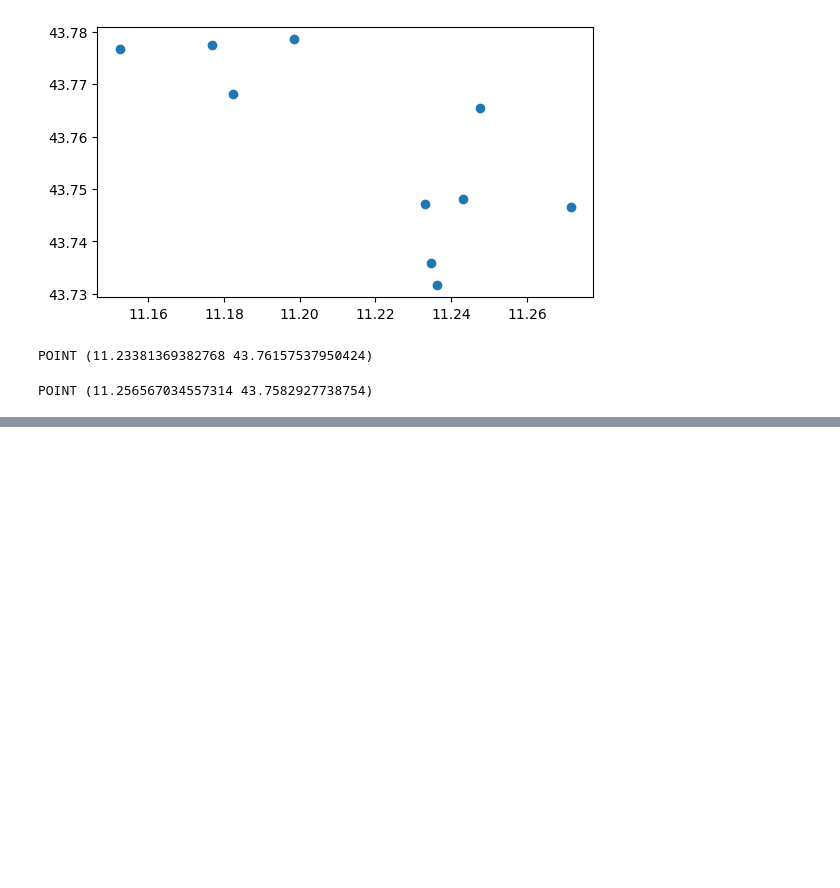
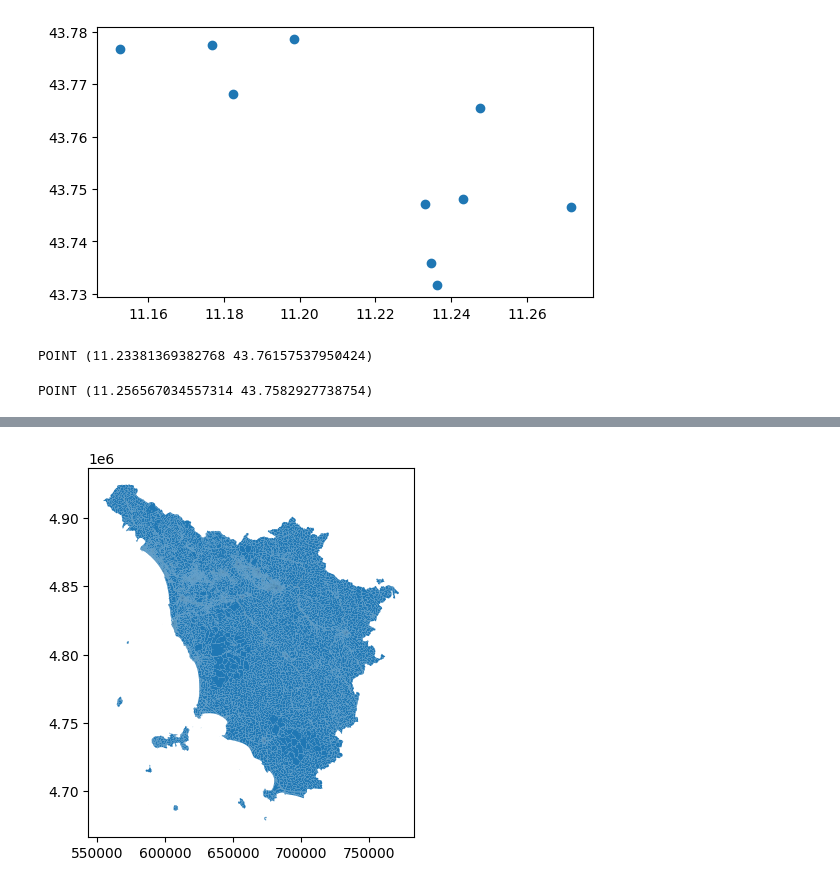
Before and after one commit to Graph-Algorithms-Lab/Travel-Diaries-Reconstruction, a Jupyter notebook: src/GIS.ipynb, the cells around one changed output, grey strips where cells are left out. Cells and saved outputs as stored; diff of their text form; code cells hidden in the pictures; blank space fills up the shorter version.

```diff
--- a/src/GIS.ipynb
+++ b/src/GIS.ipynb
@@ -91,0 +94,8 @@ POINT (11.256567034557314 43.7582927738754)
+# %%
+gdf = gpd.read_file("../data/zonizzazione/Sez censimento Toscana_riparate.shp")
+
+# 2. Imposta CRS (se manca)
+#gdf = gdf.set_crs("EPSG:4326")
+
+# (opzionale ma consigliato) lavora in metri
+#gdf = gdf.to_crs("EPSG:3857")
@@ -91,0 +118,4 @@ POINT (11.256567034557314 43.7582927738754)
+# %%
+gdf.plot();
+# %% [output]
+[figure, added]
```
Also changed, not shown: parts of 5 cells of this notebook, 9 other files.
